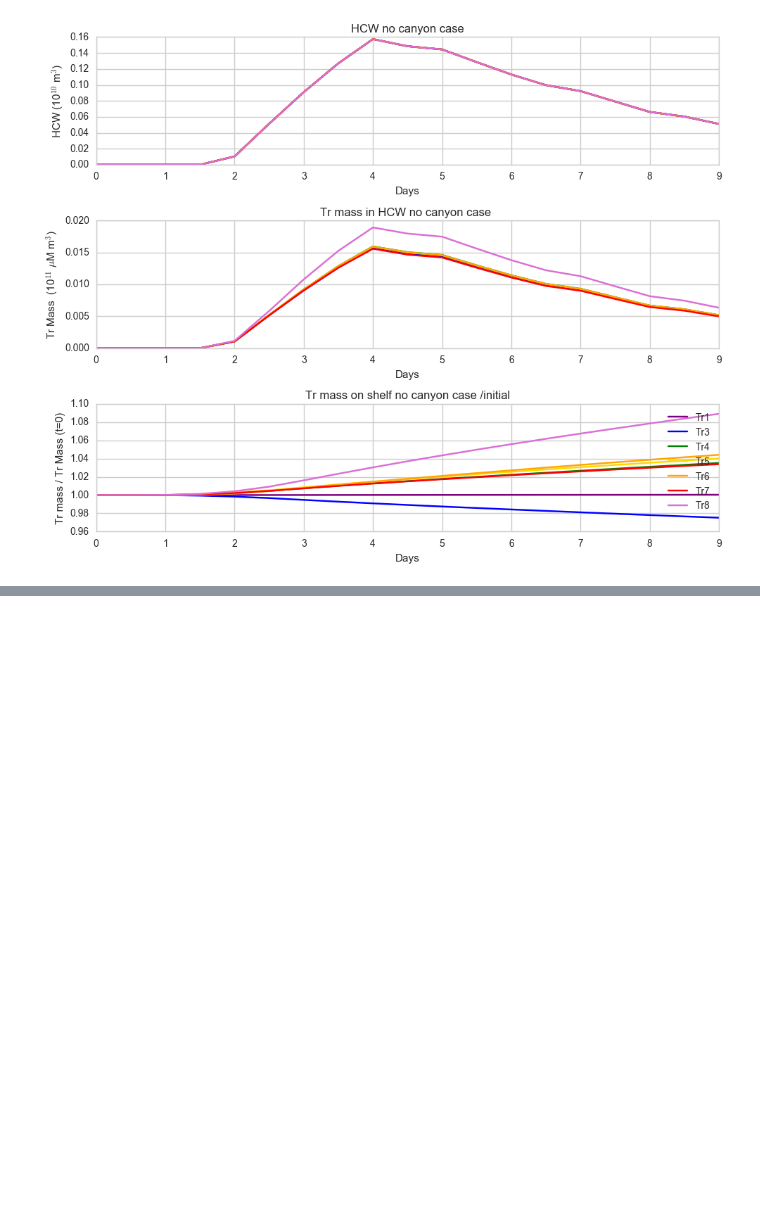
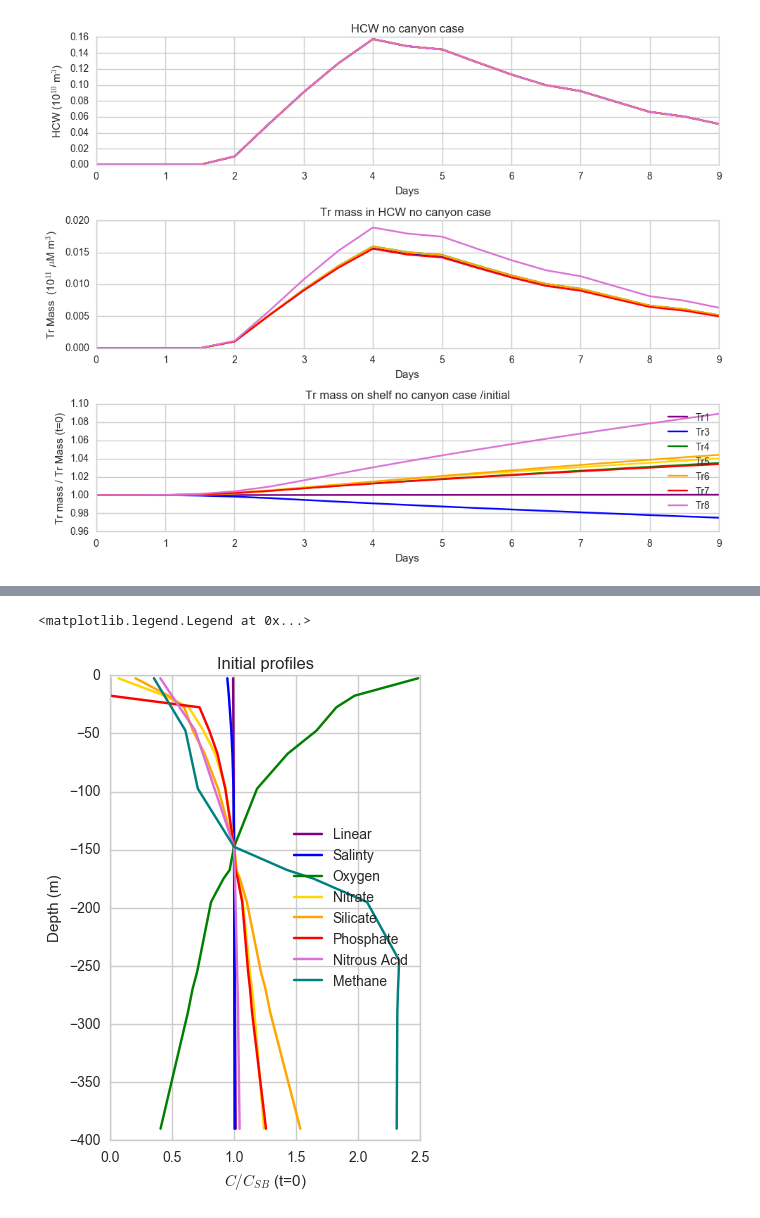
Before and after one commit to UBC-MOAD/outputanalysisnotebooks, a Jupyter notebook: NutrientProfiles/Parabolic/HCW_and_TracerMassOnShelf_BARKLEY.ipynb, the cells around one changed output, grey strips where cells are left out. Cells and saved outputs as stored; diff of their text form; code cells hidden in the pictures; blank space fills up the shorter version.

```diff
--- a/NutrientProfiles/Parabolic/HCW_and_TracerMassOnShelf_BARKLEY.ipynb
+++ b/NutrientProfiles/Parabolic/HCW_and_TracerMassOnShelf_BARKLEY.ipynb
@@ -196,0 +214,26 @@ ax.set_ylabel('Tr mass in HCW canyon ($[C/C_0]$m$^{-3}$)')
+# %%
+# plot_ini_profiles
+tracerList = [ptracers.Tr01.isel(T=0,X=180,Y=50,Z=slice(0,50))/ptracers.Tr01.isel(T=0,X=180,Y=50,Z=29),
+              ptracers.Tr02.isel(T=0,X=180,Y=50,Z=slice(0,50))/ptracers.Tr02.isel(T=0,X=180,Y=50,Z=29),
+              ptracers.Tr03.isel(T=0,X=180,Y=50,Z=slice(0,50))/ptracers.Tr03.isel(T=0,X=180,Y=50,Z=29),
+              ptracers.Tr04.isel(T=0,X=180,Y=50,Z=slice(0,50))/ptracers.Tr04.isel(T=0,X=180,Y=50,Z=29),
+              ptracers.Tr05.isel(T=0,X=180,Y=50,Z=slice(0,50))/ptracers.Tr05.isel(T=0,X=180,Y=50,Z=29),
+              ptracers.Tr06.isel(T=0,X=180,Y=50,Z=slice(0,50))/ptracers.Tr06.isel(T=0,X=180,Y=50,Z=29),
+              ptracers.Tr07.isel(T=0,X=180,Y=50,Z=slice(0,50))/ptracers.Tr07.isel(T=0,X=180,Y=50,Z=29),
+              ptracers.Tr08.isel(T=0,X=180,Y=50,Z=slice(0,50))/ptracers.Tr08.isel(T=0,X=180,Y=50,Z=29),]
+
+labels = ['Linear','Salinty','Oxygen','Nitrate','Silicate','Phosphate','Nitrous Acid','Methane']
+
+colours = ['purple','blue','green','gold','orange','red','orchid','teal']
+
+fig,ax = plt.subplots(1,1,figsize=(4,6))
+for tracer,col,lab in zip(tracerList,colours,labels):
+    ax.plot(tracer,grid.Z[0:50],color=col,label=lab)
+
+ax.set_xlabel(r'$C/C_{SB}$ (t=0)')
+ax.set_ylabel('Depth (m)')
+ax.set_title('Initial profiles')
+ax.legend(loc=0)
+# %% [output]
+<matplotlib.legend.Legend at 0x...>
+[figure, added]
```
Also changed, not shown: parts of 4 cells of this notebook, 3 other files.
